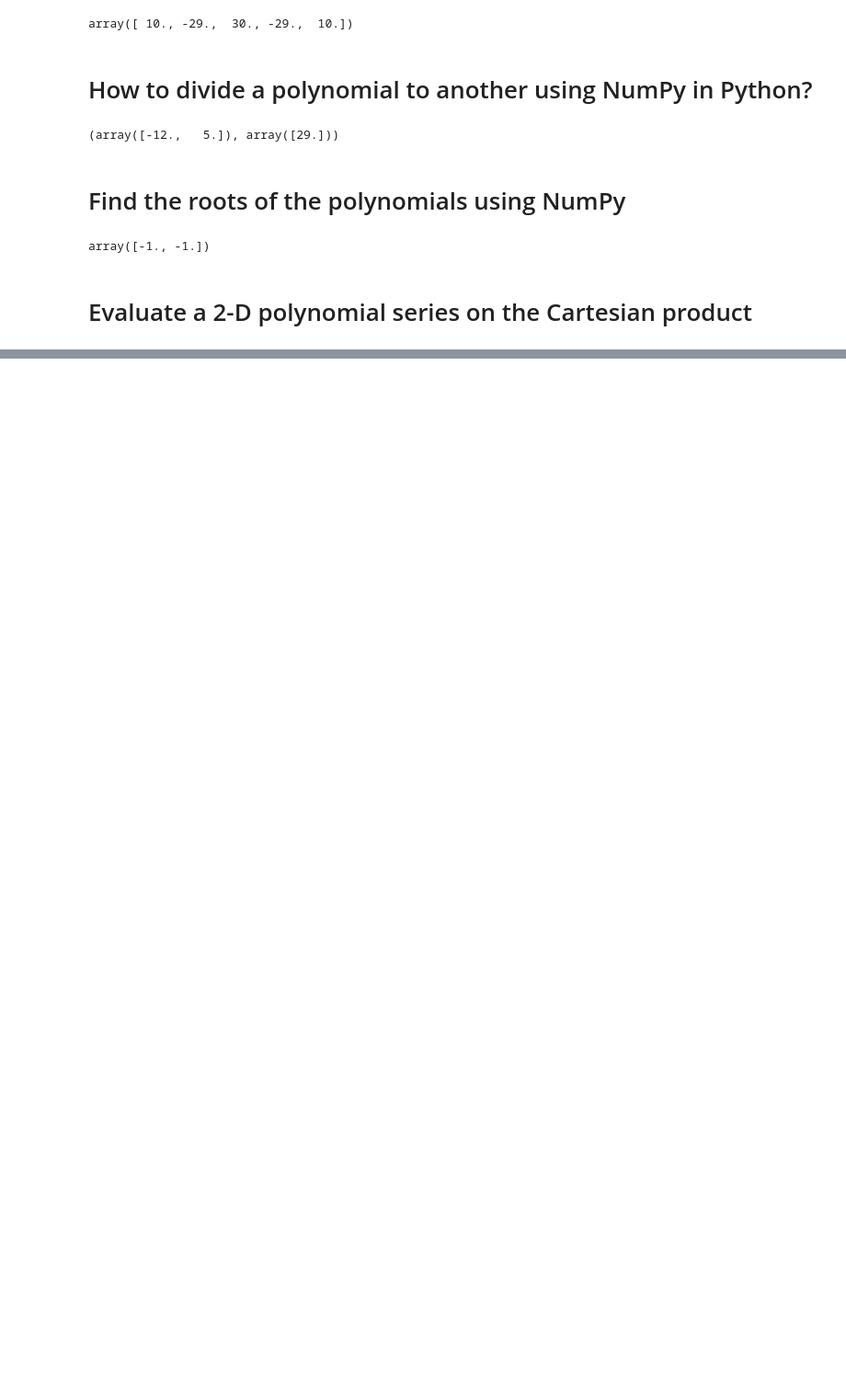
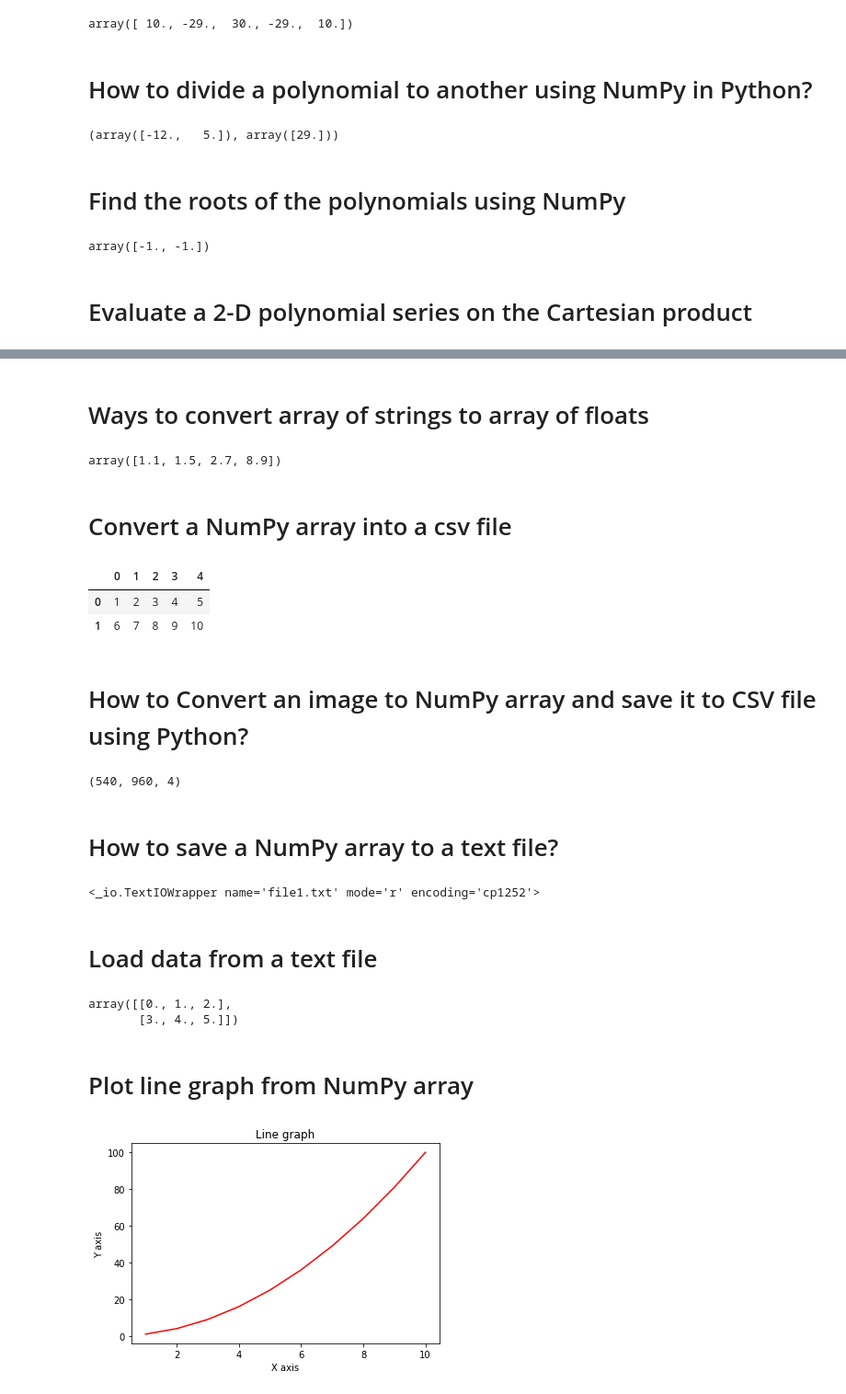
Before and after one commit to gvma/deep-learning-ufal, a Jupyter notebook: numpy_tutorial/notebook.ipynb, the cells around one changed output, grey strips where cells are left out. Shown at 92% size. Drawn from its saved outputs; the diff is of its cells as text; code cells hidden in the pictures; blank space fills up the shorter version.

```diff
--- a/numpy_tutorial/notebook.ipynb
+++ b/numpy_tutorial/notebook.ipynb
@@ -1094,0 +1274,66 @@ polygrid2d([7, 9], [8, 10], c)
+# %% [markdown]
+# Ways to convert array of strings to array of floats
+# %%
+ini_array = np.array(["1.1", "1.5", "2.7", "8.9"])
+ini_array.astype(np.float)
+# %% [output]
+array([1.1, 1.5, 2.7, 8.9])
+# %% [markdown]
+# Convert a NumPy array into a csv file
+# %%
+import pandas as pd
+
+arr = np.arange(1,11).reshape(2,5)
+DF = pd.DataFrame(arr)
+DF.to_csv("data1.csv")
+DF
+# %% [output]
+|  | 0 | 1 | 2 | 3 | 4 |
+| 0 | 1 | 2 | 3 | 4 | 5 |
+| 1 | 6 | 7 | 8 | 9 | 10 |
+# %% [markdown]
+# How to Convert an image to NumPy array and save it to CSV file using Python?
+# %%
+from PIL import Image
+img = Image.open('Rick and Morty [1920x1080].png')
+np.asarray(img).shape
+# %% [output]
+(540, 960, 4)
+# %% [markdown]
+# How to save a NumPy array to a text file?
+# %%
+List = [1, 2, 3, 4, 5]
+a = np.array(List)
+file = open("file1.txt", "w+")
+content = str(a)
+file.write(content)
+file.close()
+file = open("file1.txt", "r")
+content = file.read()
+file.close()
+file
+# %% [output]
+<_io.TextIOWrapper name='file1.txt' mode='r' encoding='cp1252'>
+# %% [markdown]
+# Load data from a text file
+# %%
+from io import StringIO
+
+c = StringIO("0 1 2 \n3 4 5")
+np.loadtxt(c)
+# %% [output]
+array([[0., 1., 2.],
+       [3., 4., 5.]])
+# %% [markdown]
+# Plot line graph from NumPy array
+# %%
+x = np.arange(1, 11)
+y = x * x
+
+plt.title("Line graph")
+plt.xlabel("X axis")
+plt.ylabel("Y axis")
+plt.plot(x, y, color ="red")
+plt.show()
+# %% [output]
+[figure, added]
```
Also changed, not shown: parts of 34 cells of this notebook.
